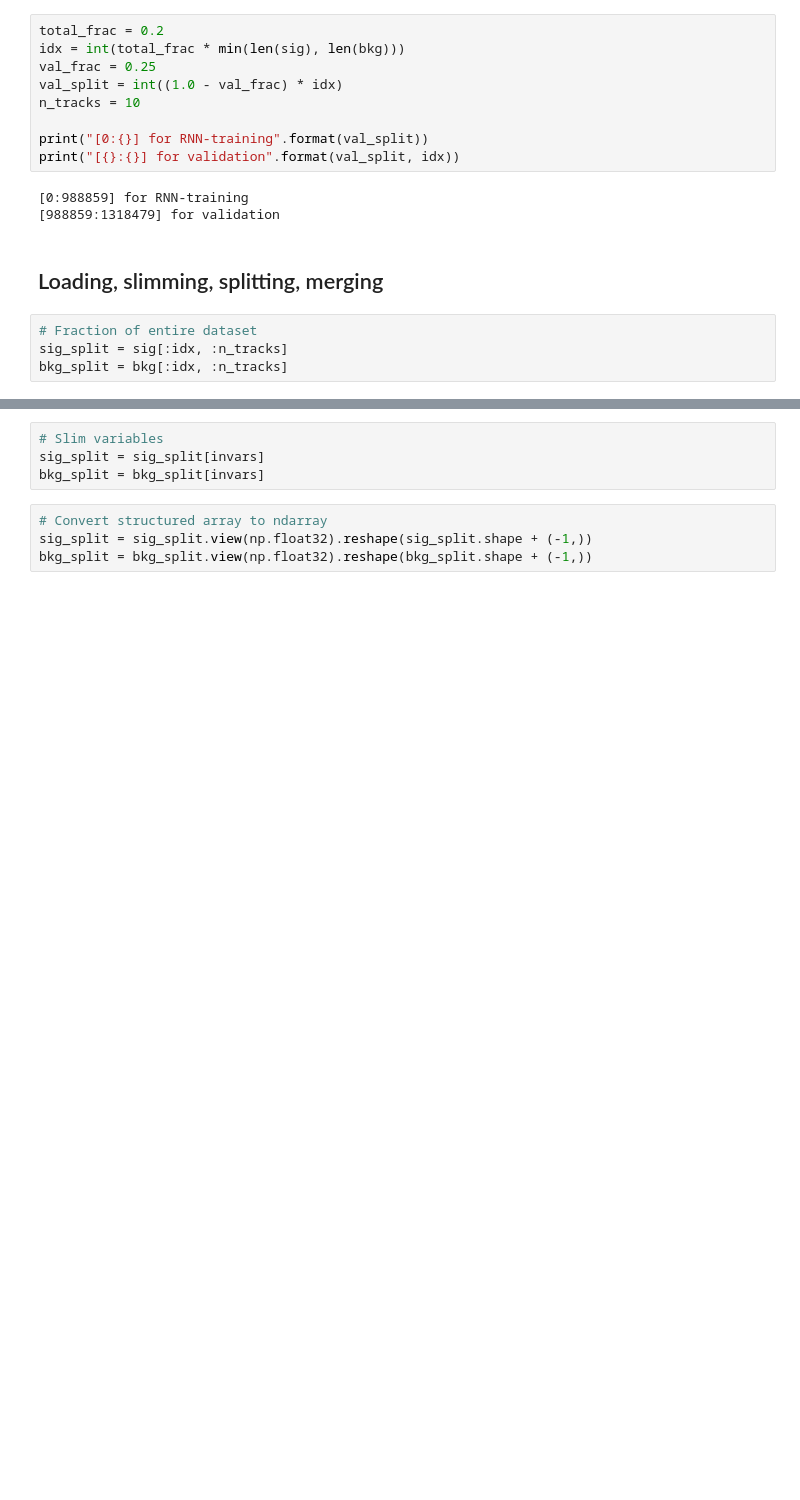
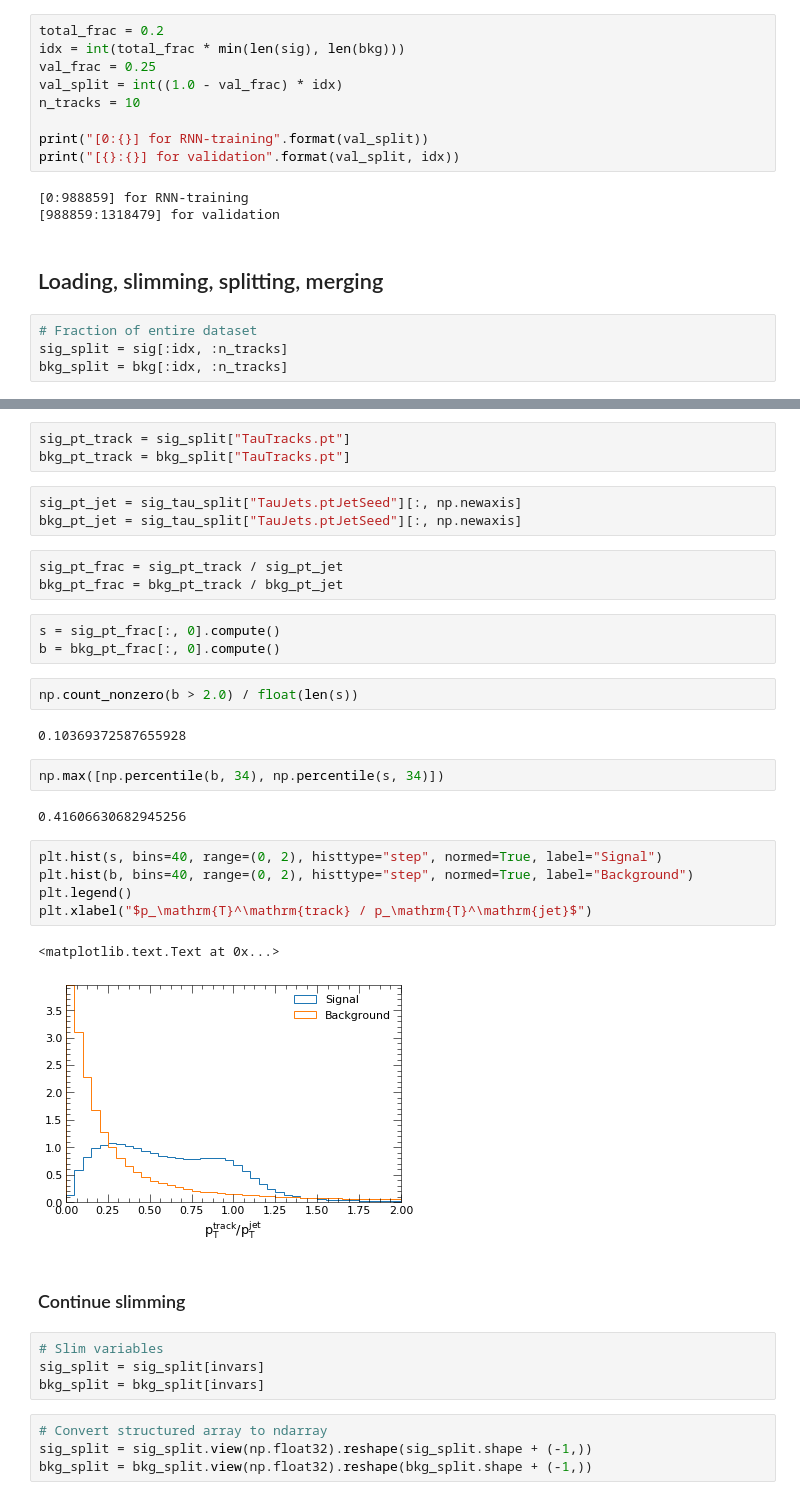
Before and after one commit to chrisieh/rnn-tauid, a Jupyter notebook: plotbooks/dask_experimental.ipynb, the cells around one changed output, grey strips where cells are left out. Drawn from its saved outputs; the diff is of its cells as text; blank space fills up the shorter version.

```diff
--- a/plotbooks/dask_experimental.ipynb
+++ b/plotbooks/dask_experimental.ipynb
@@ -43,3 +64,33 @@ bkg_split = bkg[:idx, :n_tracks]
+# %%
+sig_pt_track = sig_split["TauTracks.pt"]
+bkg_pt_track = bkg_split["TauTracks.pt"]
+# %%
+sig_pt_jet = sig_tau_split["TauJets.ptJetSeed"][:, np.newaxis]
+bkg_pt_jet = sig_tau_split["TauJets.ptJetSeed"][:, np.newaxis]
+# %%
+sig_pt_frac = sig_pt_track / sig_pt_jet
+bkg_pt_frac = bkg_pt_track / bkg_pt_jet
+# %%
+s = sig_pt_frac[:, 0].compute()
+b = bkg_pt_frac[:, 0].compute()
+# %%
+np.count_nonzero(b > 2.0) / float(len(s))
+# %% [output]
+0.10369372587655928
+# %%
+np.max([np.percentile(b, 34), np.percentile(s, 34)])
+# %% [output]
+0.41606630682945256
+# %%
+plt.hist(s, bins=40, range=(0, 2), histtype="step", normed=True, label="Signal")
+plt.hist(b, bins=40, range=(0, 2), histtype="step", normed=True, label="Background")
+plt.legend()
+plt.xlabel("$p_\mathrm{T}^\mathrm{track} / p_\mathrm{T}^\mathrm{jet}$")
+# %% [output]
+<matplotlib.text.Text at 0x...>
+[figure, added]
+# %% [markdown]
+### Continue slimming
 # %%
 # Slim variables
 sig_split = sig_split[invars]
```
Also changed, not shown: parts of 24 cells of this notebook.
